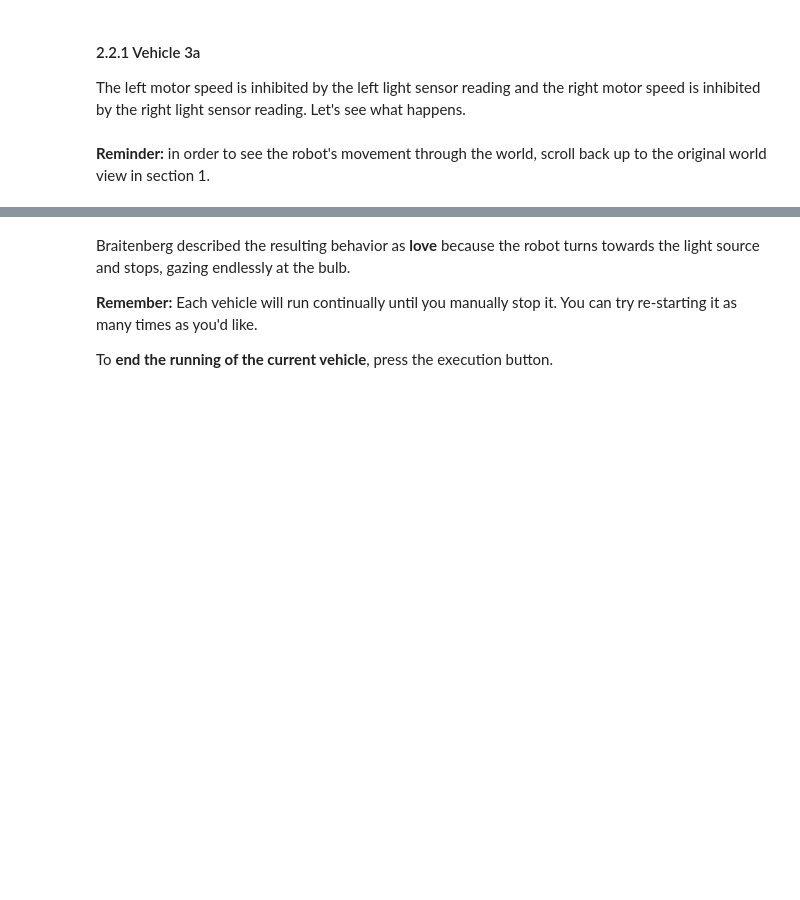
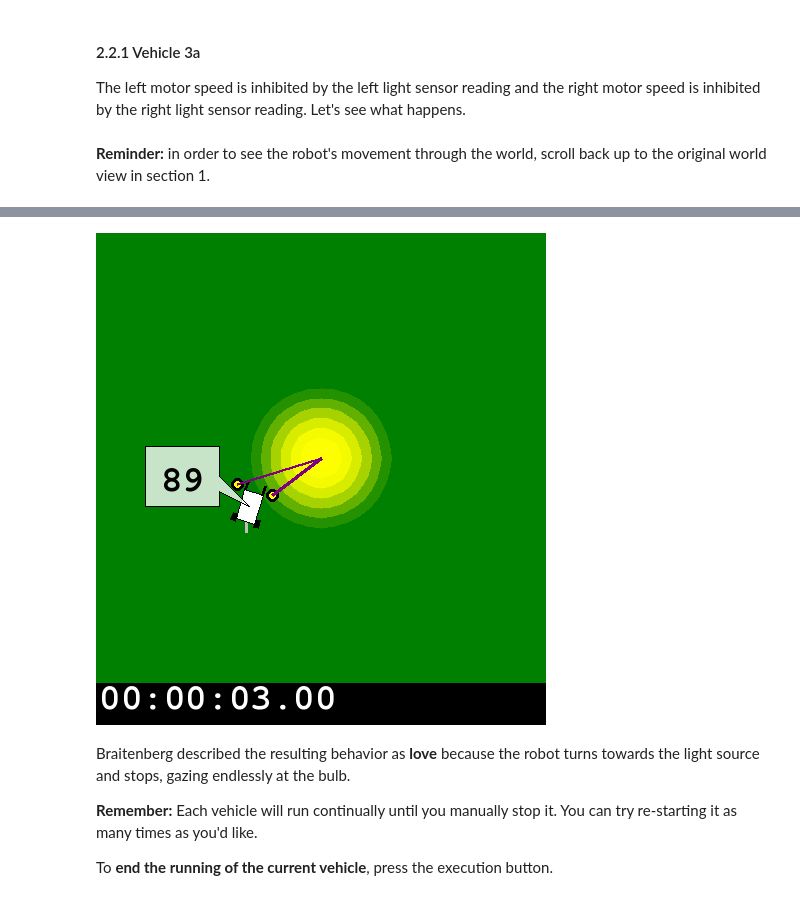
Before and after one commit to ArtificialIntelligenceToolkit/aitk, a Jupyter notebook: notebooks/Robotics/BraitenbergVehicles.ipynb, the cells around one changed output, grey strips where cells are left out. Cells and saved outputs as stored; diff of their text form; code cells hidden in the pictures; blank space fills up the shorter version.

```diff
--- a/notebooks/Robotics/BraitenbergVehicles.ipynb
+++ b/notebooks/Robotics/BraitenbergVehicles.ipynb
@@ -124,3 +132,7 @@ Simulation stopped at: 00:00:05.20; speed 0.99 x real time
+# %%
+world.get_image()
+# %% [output]
+[figure, added]
 # %% [markdown]
 Braitenberg described the resulting behavior as **love** because the robot turns towards the light source and stops, gazing endlessly at the bulb.
 
```
Also changed, not shown: parts of 11 cells of this notebook.
